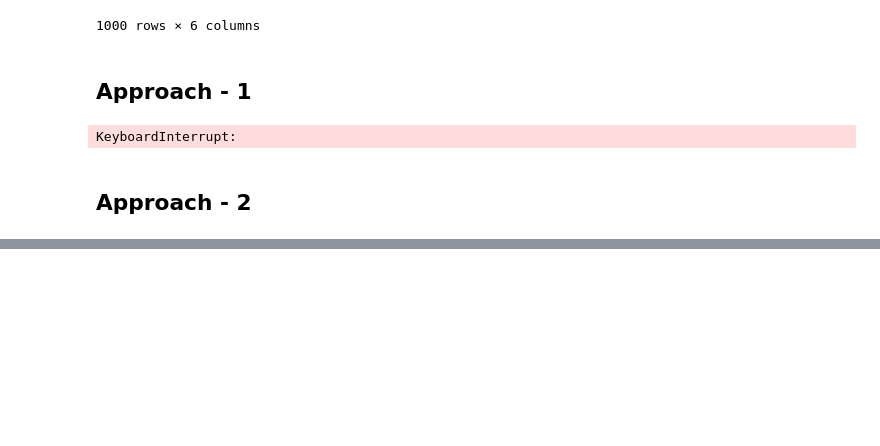
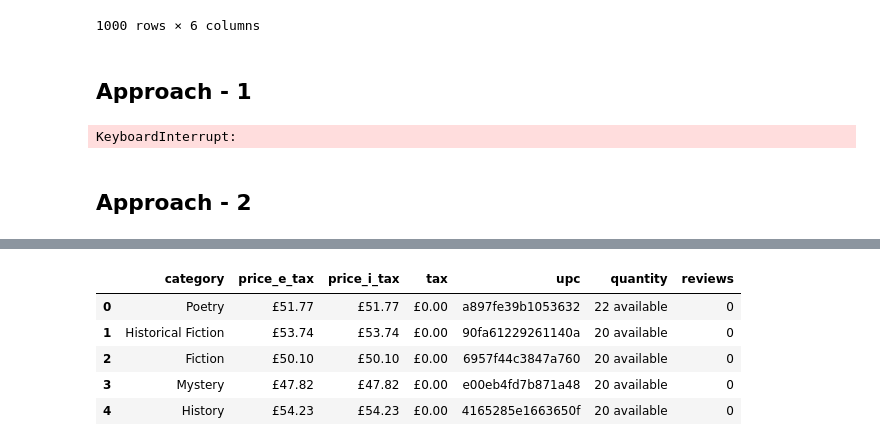
Before and after one commit to ChandrashekharRobbi/Web-Scraping, a Jupyter notebook: Book Scraper/Book Scraper.ipynb, the cells around one changed output, grey strips where cells are left out. Drawn from its saved outputs; the diff is of its cells as text; code cells hidden in the pictures; blank space fills up the shorter version.

```diff
--- a/Book Scraper/Book Scraper.ipynb
+++ b/Book Scraper/Book Scraper.ipynb
@@ -157,0 +204,9 @@ KeyboardInterrupt:
+# %%
+df_2.head()
+# %% [output]
+|  | category | price_e_tax | price_i_tax | tax | upc | quantity | reviews |
+| 0 | Poetry | £51.77 | £51.77 | £0.00 | a897fe39b1053632 | 22 available | 0 |
+| 1 | Historical Fiction | £53.74 | £53.74 | £0.00 | 90fa61229261140a | 20 available | 0 |
+| 2 | Fiction | £50.10 | £50.10 | £0.00 | 6957f44c3847a760 | 20 available | 0 |
+| 3 | Mystery | £47.82 | £47.82 | £0.00 | e00eb4fd7b871a48 | 20 available | 0 |
+| 4 | History | £54.23 | £54.23 | £0.00 | 4165285e1663650f | 20 available | 0 |
```
Also changed, not shown: parts of 16 cells of this notebook, 2 other files.
